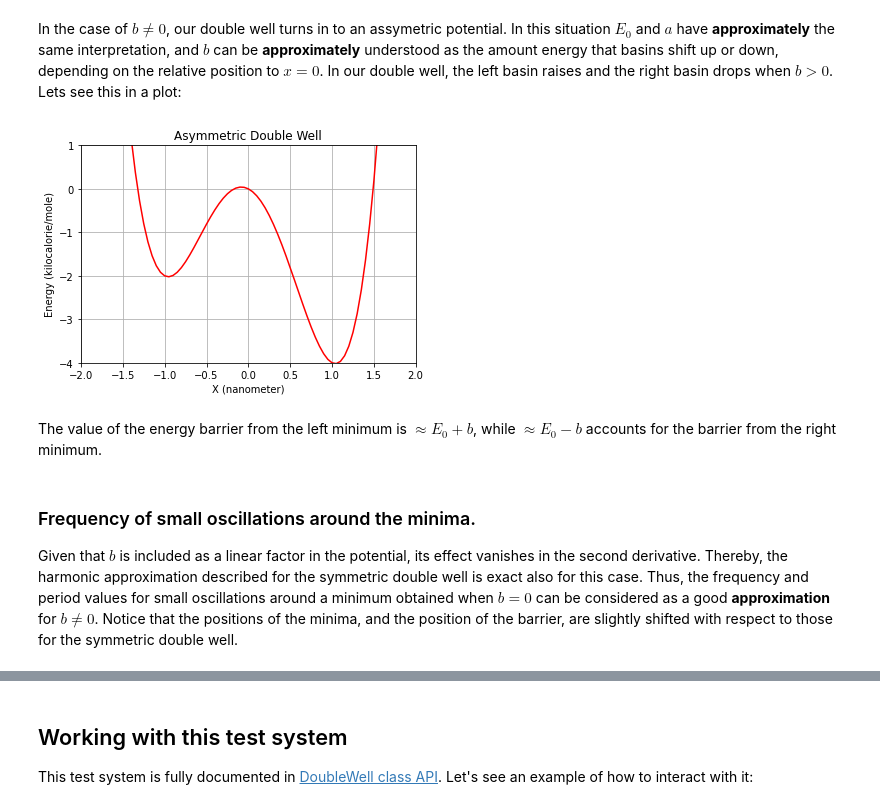
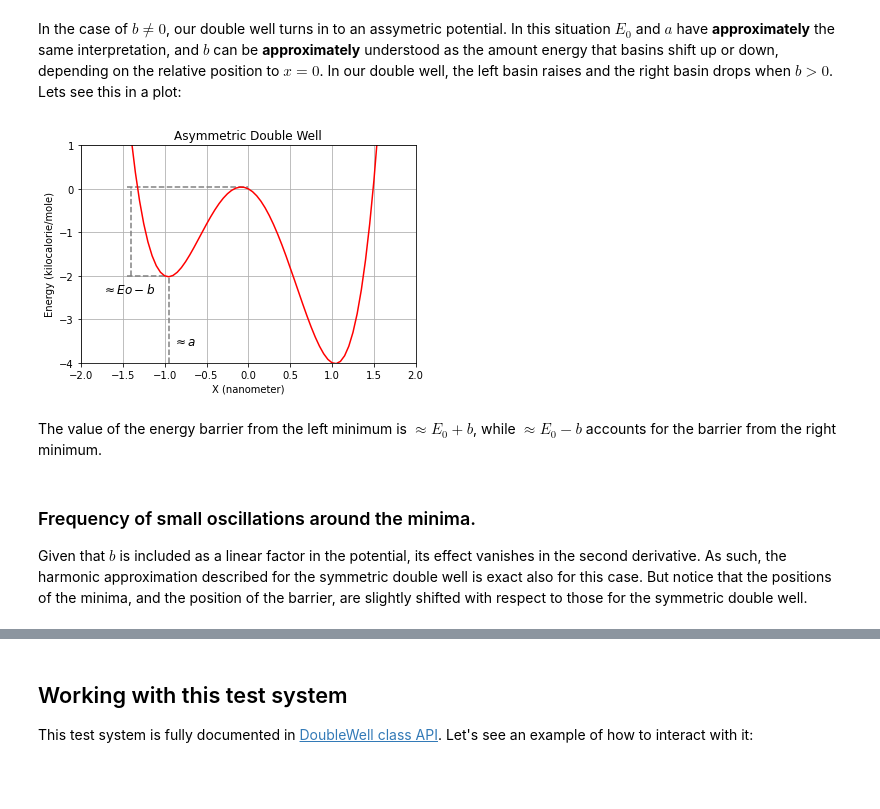
Before and after one commit to uibcdf/Molecular-Systems, a Jupyter notebook: docs/contents/double_well/Double_Well.ipynb, the cells around one changed output, grey strips where cells are left out. Cells and saved outputs as stored; diff of their text form; code cells hidden in the pictures; blank space fills up the shorter version.

```diff
--- a/docs/contents/double_well/Double_Well.ipynb
+++ b/docs/contents/double_well/Double_Well.ipynb
@@ -194,23 +217,31 @@ In the case of $b\neq 0$, our double well turns in to an assymetric potential. I
 # %%
 Eo=3.0 * unit.kilocalories_per_mole # barrier height when the double well is symmetric.
 a=1.0 * unit.nanometers # Absolute value of the coordinates of minima (the potential is an even function).
 b=1.0 * unit.kilocalories_per_mole # vertical shift of basins (approx.)
 
 x_serie = np.arange(-5., 5., 0.05) * unit.nanometers
 
-plt.plot(x_serie, double_well(x_serie,Eo,a,b), 'r-')
+plt.plot(x_serie, double_well_potential_1D(x_serie,Eo,a,b), 'r-')
 plt.ylim(-4,1)
 plt.xlim(-2,2)
 plt.grid()
 plt.xlabel("X ({})".format(unit.nanometers))
 plt.ylabel("Energy ({})".format(unit.kilocalories_per_mole))
 plt.title("Asymmetric Double Well")
+
+plt.hlines(-2, -1.45, -1, color='gray', linestyle='--')
+plt.hlines(0.05, -1.45, 0, color='gray', linestyle='--')
+plt.vlines(-1.4, -2, 0.05, color='gray', linestyle='--')
+plt.vlines(-0.95, -4, -2, color='gray', linestyle='--')
+plt.text(-1.75, -2.4, r'$\approx Eo-b$', fontsize=12)
+plt.text(-0.9, -3.6, r'$\approx a$', fontsize=12)
+
 plt.show()
 # %% [output]
-[figure, old version]
+[figure, new version]
 # %% [markdown]
 The value of the energy barrier from the left minimum is $\approx E_{0}+b$, while $\approx E_{0}-b$ accounts for the barrier from the right minimum.
 # %% [markdown]
 ### Frequency of small oscillations around the minima.
 
-Given that $b$ is included as a linear factor in the potential, its effect vanishes in the second derivative. Thereby, the harmonic approximation described for the symmetric double well is exact also for this case. Thus, the frequency and period values for small oscillations around a minimum obtained when $b=0$ can be considered as a good **approximation** for $b\neq 0$. Notice that the positions of the minima, and the position of the barrier, are slightly shifted with respect to those for the symmetric double well.
+Given that $b$ is included as a linear factor in the potential, its effect vanishes in the second derivative. As such, the harmonic approximation described for the symmetric double well is exact also for this case. But notice that the positions of the minima, and the position of the barrier, are slightly shifted with respect to those for the symmetric double well.
```
Also changed, not shown: parts of 31 cells of this notebook, 2 other files.
